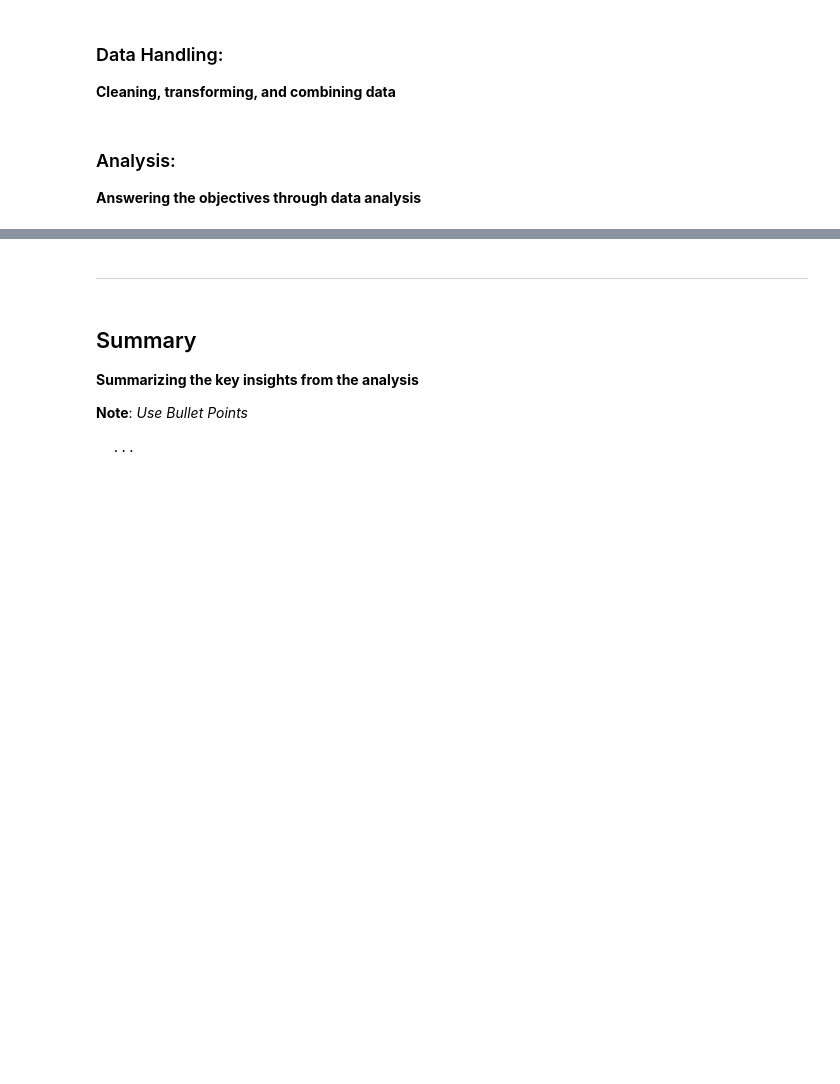
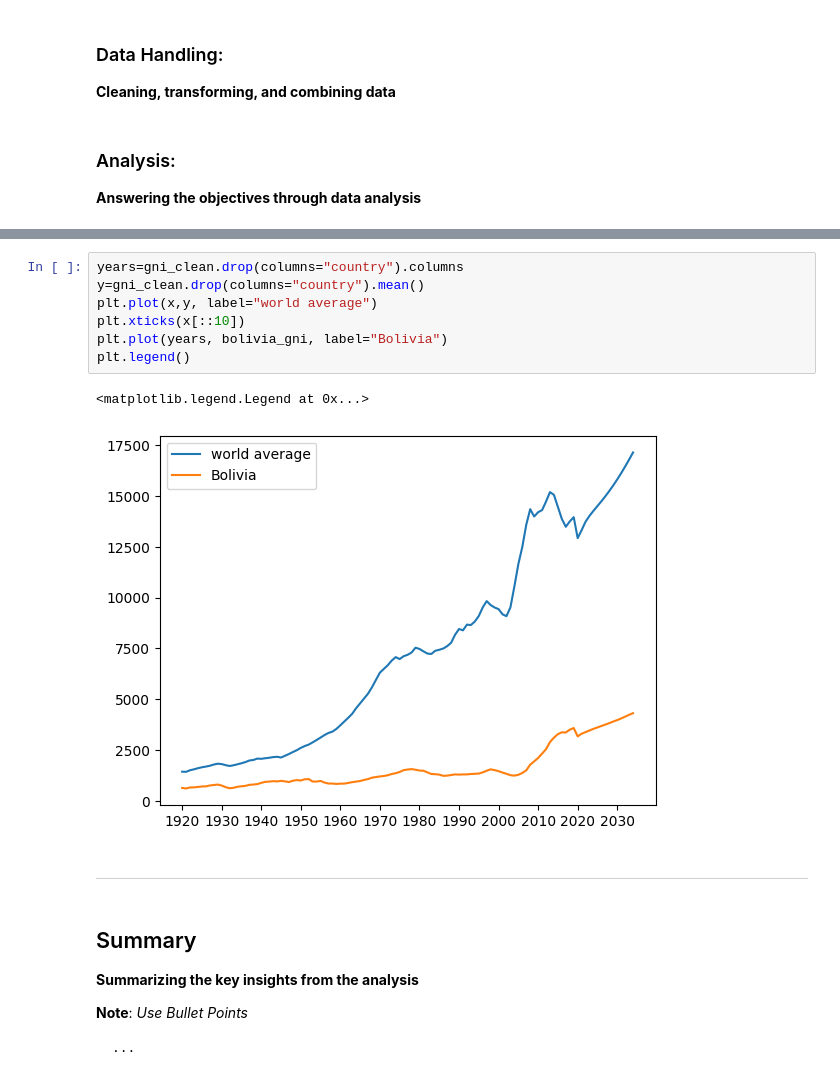
Before and after one commit to Abdullab8/GNI_and_life_expectancy, a Jupyter notebook: eda_template.ipynb, the cells around one changed output, grey strips where cells are left out. Saved outputs shown, nothing was run; the diff lists cells and outputs as text; blank space fills up the shorter version.

```diff
--- a/eda_template.ipynb
+++ b/eda_template.ipynb
@@ -144,3 +228,13 @@ __Answering the objectives through data analysis__
+# %%
+years=gni_clean.drop(columns="country").columns
+y=gni_clean.drop(columns="country").mean()
+plt.plot(x,y, label="world average")
+plt.xticks(x[::10])
+plt.plot(years, bolivia_gni, label="Bolivia")
+plt.legend()
+# %% [output]
+<matplotlib.legend.Legend at 0x...>
+[figure, added]
 # %% [markdown]
 ---
 # %% [markdown]
```
Also changed, not shown: parts of 9 cells of this notebook.
